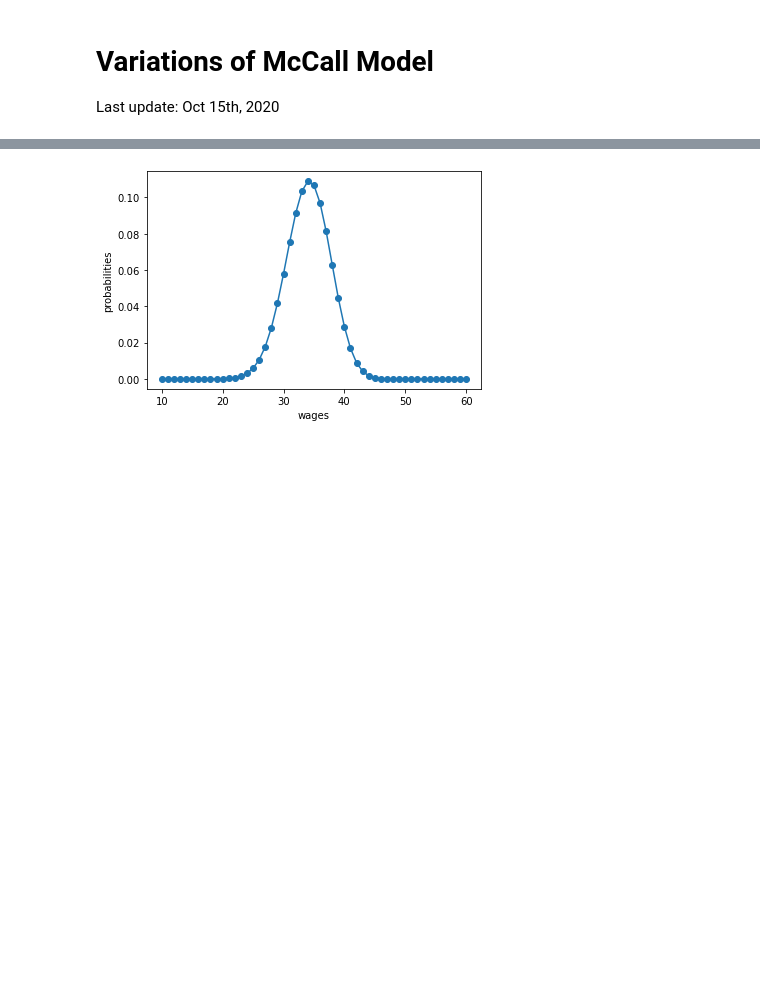
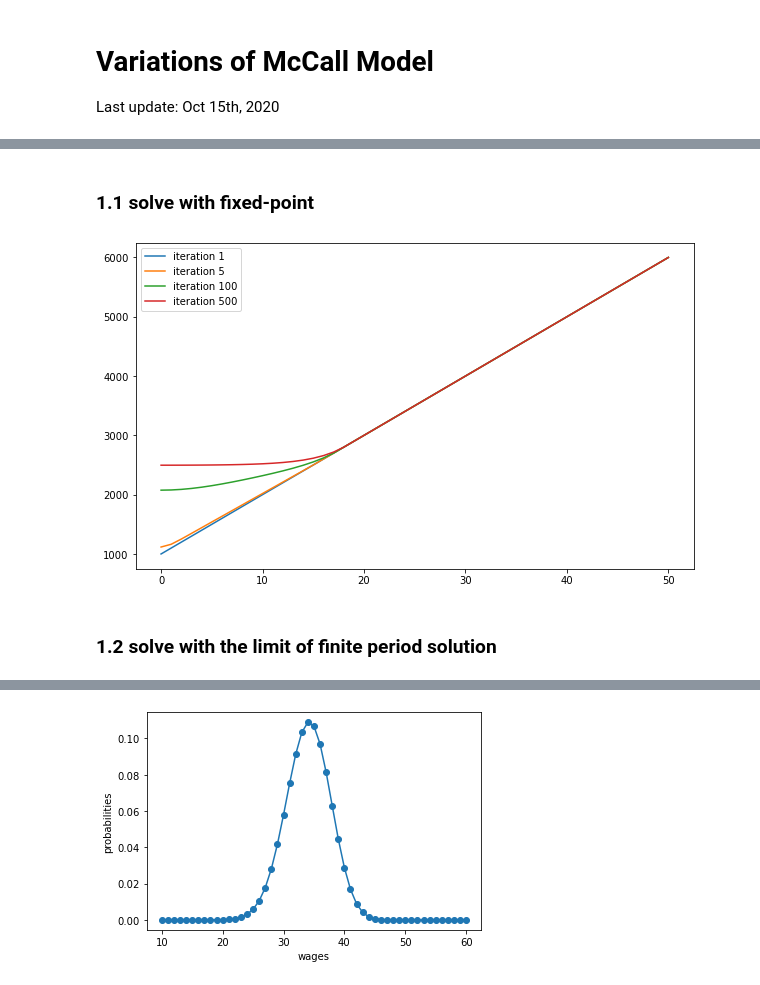
Before and after one commit to wupeifan/ECON_407_Fall2020, a Jupyter notebook: Notebooks/McCallVariations.ipynb, the cells around one changed output, grey strips where cells are left out. Saved outputs shown, nothing was run; the diff lists cells and outputs as text; code cells hidden in the pictures; blank space fills up the shorter version.

```diff
--- a/Notebooks/McCallVariations.ipynb
+++ b/Notebooks/McCallVariations.ipynb
@@ -44,3 +44,37 @@ for i in range(n):
     else:
         P[i, i - 1] = (1 - rho) / 2
         P[i, i + 1] = (1 - rho) / 2
+# %% [markdown]
+### 1.1 solve with fixed-point
+# %%
+T = 1000
+v = np.zeros((T, n))
+w = w_default / (1 - beta)
+
+# initialization
+# is_accept = (w > c)
+# v[0, :] = w * (is_accept == True) + c * (is_accept == False)
+
+
+for i in range(T - 1):
+    # Continuation value?
+    # cont = c + beta * np.dot(P, np.transpose(v[i, :]))
+    cont = np.zeros(n)
+    for j in range(n):
+        cont[j] += c
+        for k in range(n):
+            cont[j] += beta * (P[j, k] * v[i, k])
+    # Accept/reject given state?
+    is_accept = (w > cont)
+    v[i + 1, :] = w * (is_accept == True) + cont * (is_accept == False)
+# %%
+plt.figure(figsize = (10, 6))
+t_series = [1, 5, 100, 500]
+for i in t_series:
+    plt.plot(v[i, :], label = f"iteration {i}")
+plt.legend(loc = 'best')
+plt.show()
+# %% [output]
+[figure, added]
+# %% [markdown]
+### 1.2 solve with the limit of finite period solution
```
Also changed, not shown: parts of 5 cells of this notebook, 2 other files.
